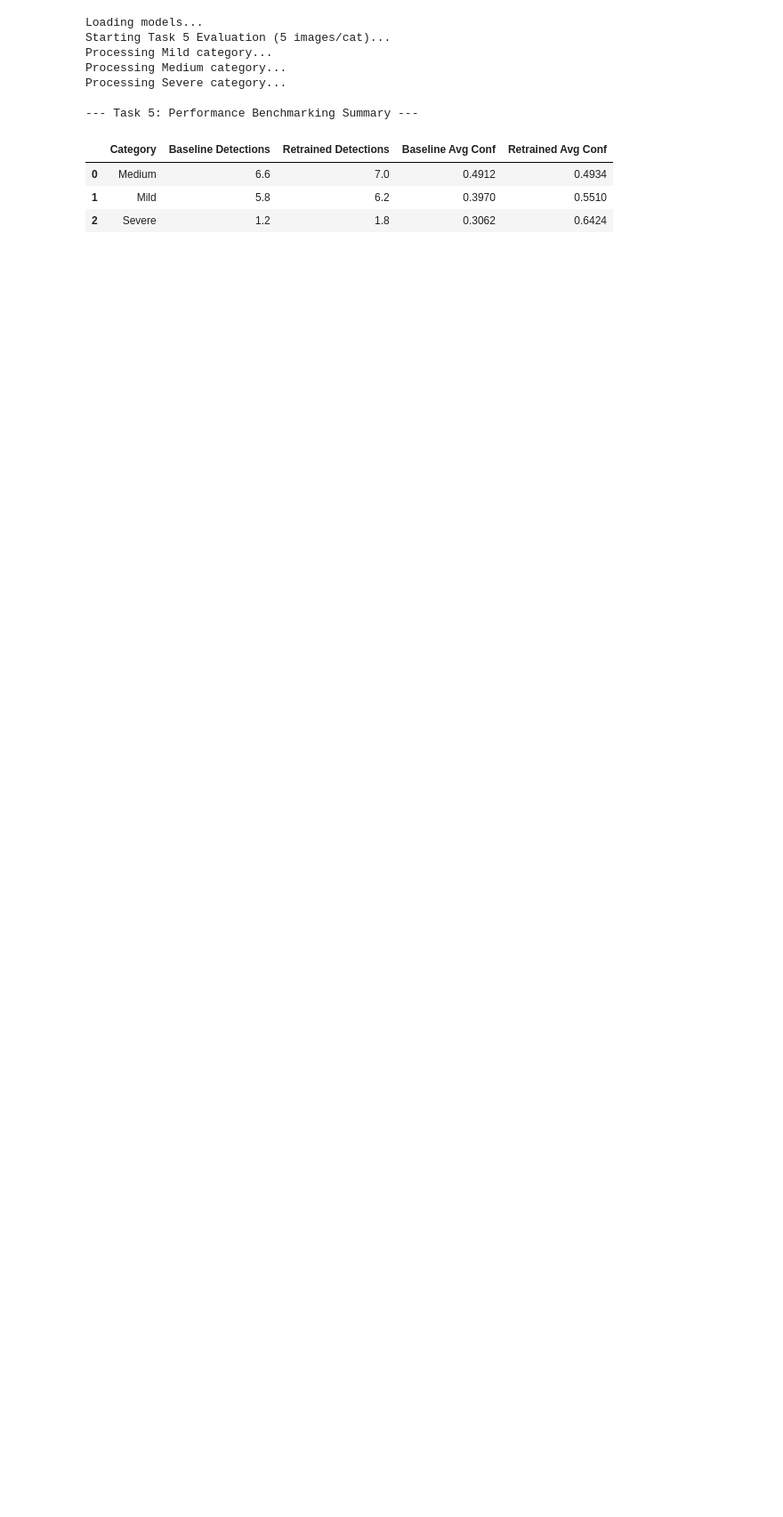
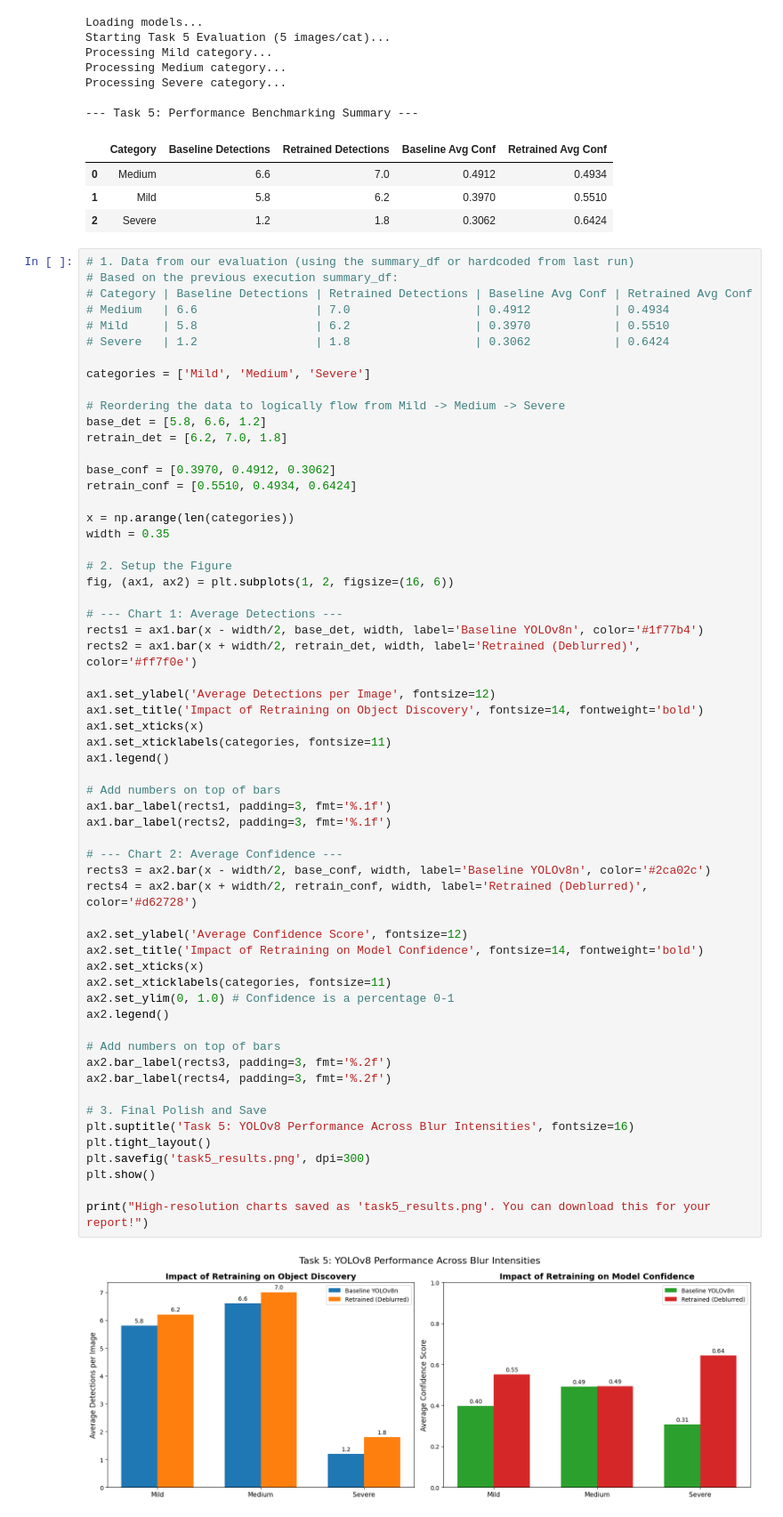
Before and after one commit to shetty-23/Computer-vision---Assignment-1, a Jupyter notebook: Assignment_1_Computer_vision.ipynb, the cells around one changed output. Shown at 89% size. Drawn from its saved outputs; the diff is of its cells as text; blank space fills up the shorter version.

Commit message:
feat: generated high-resolution grouped bar charts for Task 5 performance benchmarking

```diff
--- a/Assignment_1_Computer_vision.ipynb
+++ b/Assignment_1_Computer_vision.ipynb
@@ -609,3 +609,64 @@ Processing Severe category...
 | 0 | Medium | 6.6 | 7.0 | 0.4912 | 0.4934 |
 | 1 | Mild | 5.8 | 6.2 | 0.3970 | 0.5510 |
 | 2 | Severe | 1.2 | 1.8 | 0.3062 | 0.6424 |
+# %%
+# 1. Data from our evaluation (using the summary_df or hardcoded from last run)
+# Based on the previous execution summary_df:
+# Category | Baseline Detections | Retrained Detections | Baseline Avg Conf | Retrained Avg Conf
+# Medium   | 6.6                 | 7.0                  | 0.4912            | 0.4934
+# Mild     | 5.8                 | 6.2                  | 0.3970            | 0.5510
+# Severe   | 1.2                 | 1.8                  | 0.3062            | 0.6424
+
+categories = ['Mild', 'Medium', 'Severe']
+
+# Reordering the data to logically flow from Mild -> Medium -> Severe
+base_det = [5.8, 6.6, 1.2]
+retrain_det = [6.2, 7.0, 1.8]
+
+base_conf = [0.3970, 0.4912, 0.3062]
+retrain_conf = [0.5510, 0.4934, 0.6424]
+
+x = np.arange(len(categories))
+width = 0.35
+
+# 2. Setup the Figure
+fig, (ax1, ax2) = plt.subplots(1, 2, figsize=(16, 6))
+
+# --- Chart 1: Average Detections ---
+rects1 = ax1.bar(x - width/2, base_det, width, label='Baseline YOLOv8n', color='#1f77b4')
+rects2 = ax1.bar(x + width/2, retrain_det, width, label='Retrained (Deblurred)', color='#ff7f0e')
+
+ax1.set_ylabel('Average Detections per Image', fontsize=12)
+ax1.set_title('Impact of Retraining on Object Discovery', fontsize=14, fontweight='bold')
+ax1.set_xticks(x)
+ax1.set_xticklabels(categories, fontsize=11)
+ax1.legend()
+
+# Add numbers on top of bars
+ax1.bar_label(rects1, padding=3, fmt='%.1f')
+ax1.bar_label(rects2, padding=3, fmt='%.1f')
+
+# --- Chart 2: Average Confidence ---
+rects3 = ax2.bar(x - width/2, base_conf, width, label='Baseline YOLOv8n', color='#2ca02c')
+rects4 = ax2.bar(x + width/2, retrain_conf, width, label='Retrained (Deblurred)', color='#d62728')
+
+ax2.set_ylabel('Average Confidence Score', fontsize=12)
+ax2.set_title('Impact of Retraining on Model Confidence', fontsize=14, fontweight='bold')
+ax2.set_xticks(x)
+ax2.set_xticklabels(categories, fontsize=11)
+ax2.set_ylim(0, 1.0) # Confidence is a percentage 0-1
+ax2.legend()
+
+# Add numbers on top of bars
+ax2.bar_label(rects3, padding=3, fmt='%.2f')
+ax2.bar_label(rects4, padding=3, fmt='%.2f')
+
+# 3. Final Polish and Save
+plt.suptitle('Task 5: YOLOv8 Performance Across Blur Intensities', fontsize=16)
+plt.tight_layout()
+plt.savefig('task5_results.png', dpi=300)
+plt.show()
+
+print("High-resolution charts saved as 'task5_results.png'. You can download this for your report!")
+# %% [output]
+[figure, added]
```
Also changed, not shown: parts of 1 cell of this notebook.
